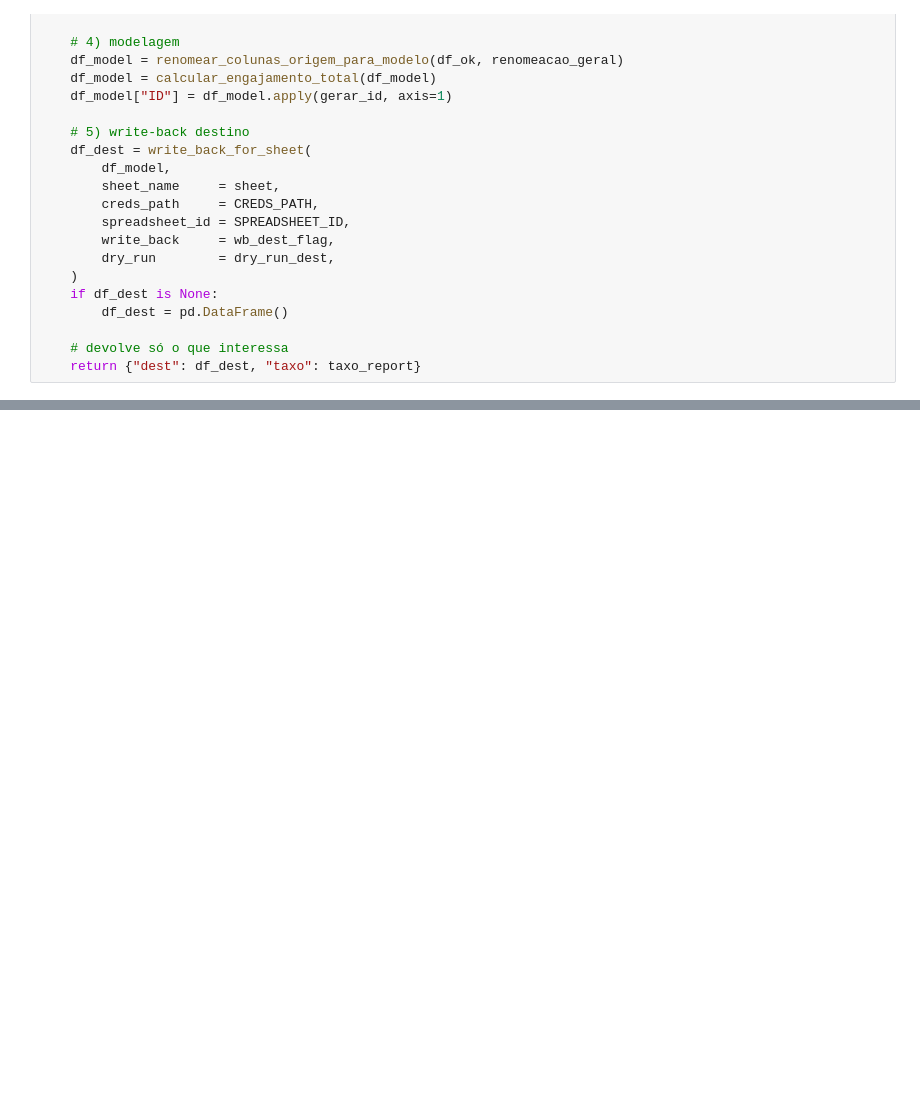
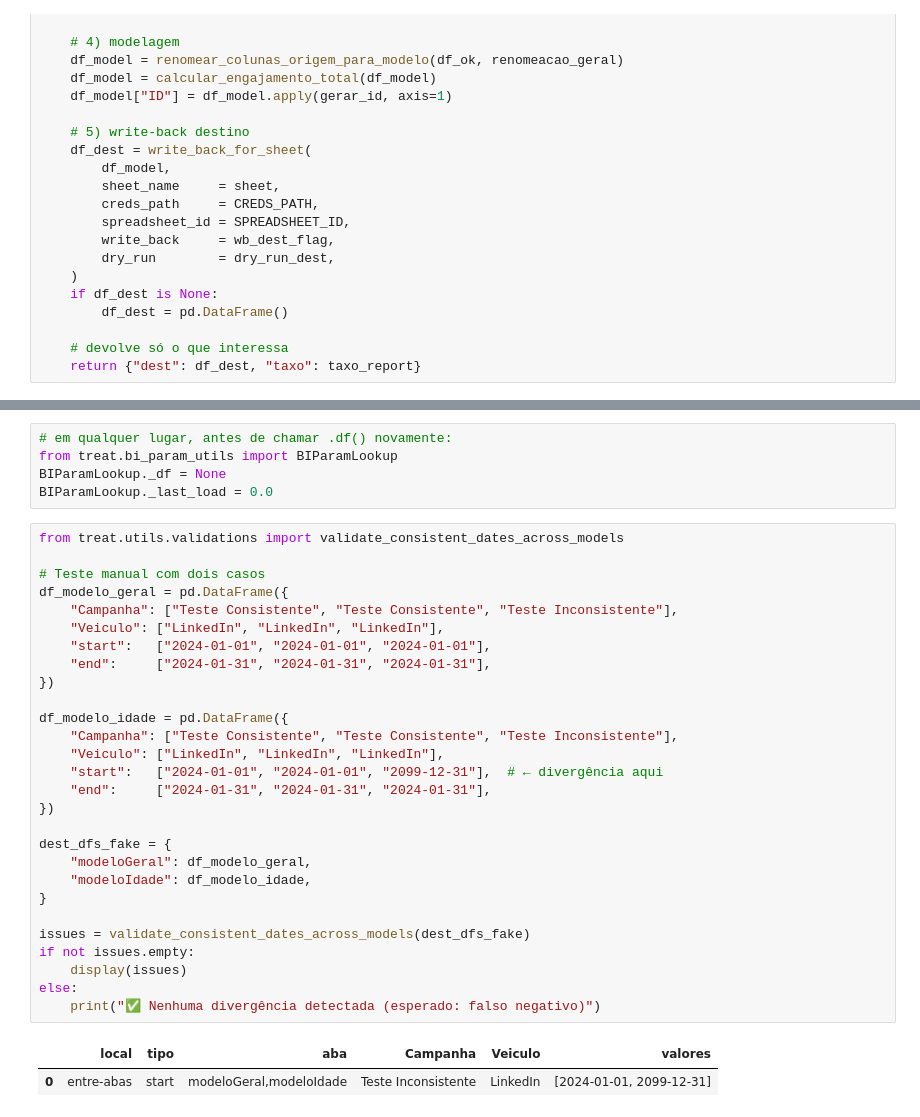
Before and after one commit to davidcantidio/etl_debrito, a Jupyter notebook: testar_pipeline_real.ipynb, the cells around one changed output, grey strips where cells are left out. Drawn from its saved outputs; the diff is of its cells as text; blank space fills up the shorter version.

Commit message:
start and end date consistency tested in validations.py

```diff
--- a/testar_pipeline_real.ipynb
+++ b/testar_pipeline_real.ipynb
@@ -281,0 +392,36 @@ for sheet in SHEET_NAMES:
+# %%
+# em qualquer lugar, antes de chamar .df() novamente:
+from treat.bi_param_utils import BIParamLookup
+BIParamLookup._df = None
+BIParamLookup._last_load = 0.0
+# %%
+from treat.utils.validations import validate_consistent_dates_across_models
+
+# Teste manual com dois casos
+df_modelo_geral = pd.DataFrame({
+    "Campanha": ["Teste Consistente", "Teste Consistente", "Teste Inconsistente"],
+    "Veiculo": ["LinkedIn", "LinkedIn", "LinkedIn"],
+    "start":   ["2024-01-01", "2024-01-01", "2024-01-01"],
+    "end":     ["2024-01-31", "2024-01-31", "2024-01-31"],
+})
+
+df_modelo_idade = pd.DataFrame({
+    "Campanha": ["Teste Consistente", "Teste Consistente", "Teste Inconsistente"],
+    "Veiculo": ["LinkedIn", "LinkedIn", "LinkedIn"],
+    "start":   ["2024-01-01", "2024-01-01", "2099-12-31"],  # ← divergência aqui
+    "end":     ["2024-01-31", "2024-01-31", "2024-01-31"],
+})
+
+dest_dfs_fake = {
+    "modeloGeral": df_modelo_geral,
+    "modeloIdade": df_modelo_idade,
+}
+
+issues = validate_consistent_dates_across_models(dest_dfs_fake)
+if not issues.empty:
+    display(issues)
+else:
+    print("✅ Nenhuma divergência detectada (esperado: falso negativo)")
+# %% [output]
+|  | local | tipo | aba | Campanha | Veiculo | valores |
+| 0 | entre-abas | start | modeloGeral,modeloIdade | Teste Inconsistente | LinkedIn | [2024-01-01, 2099-12-31] |
```
Also changed, not shown: parts of 5 cells of this notebook, 7 other files.
